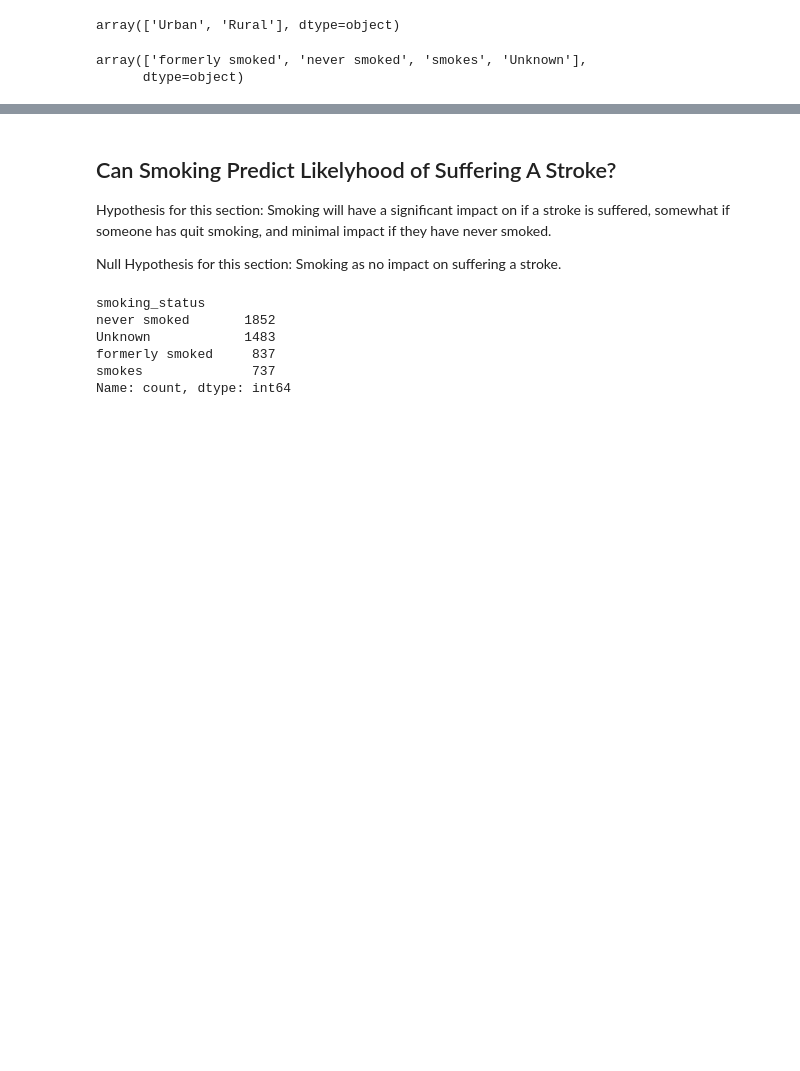
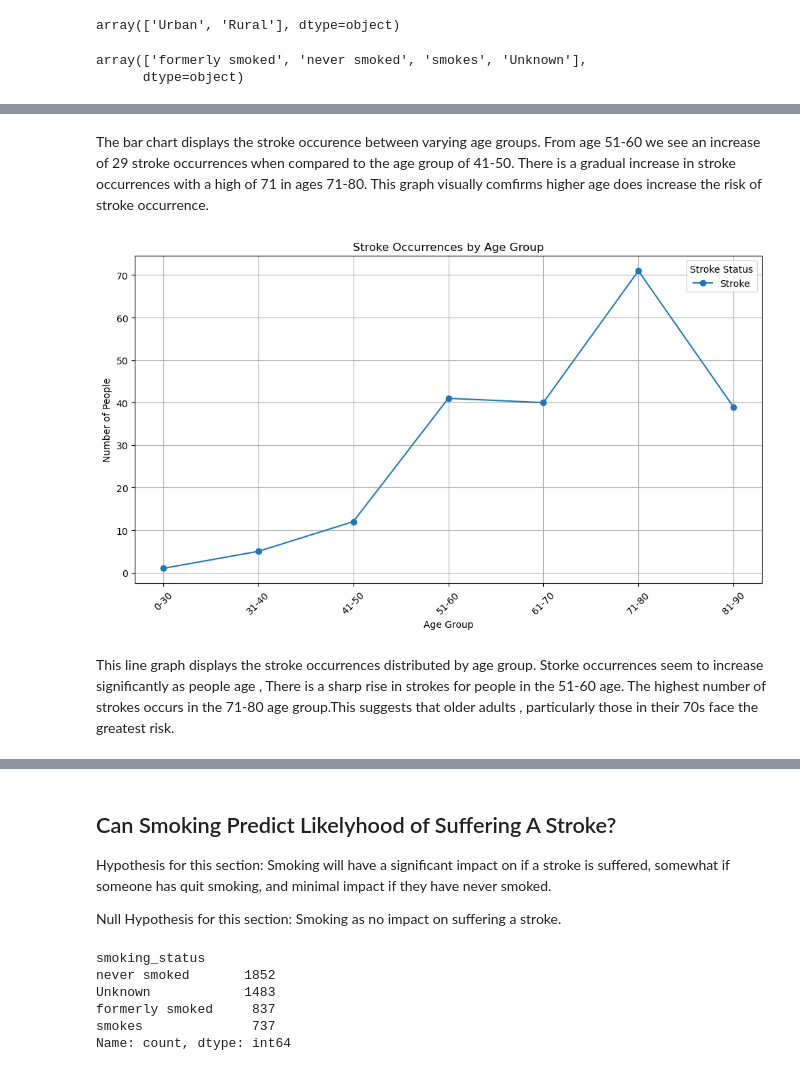
Before and after one commit to talazubi/project-1, a Jupyter notebook: project-1/cleaned_stroke_df.ipynb, the cells around one changed output, grey strips where cells are left out. Drawn from its saved outputs; the diff is of its cells as text; code cells hidden in the pictures; blank space fills up the shorter version.

```diff
--- a/project-1/cleaned_stroke_df.ipynb
+++ b/project-1/cleaned_stroke_df.ipynb
@@ -129,0 +190,24 @@ array(['formerly smoked', 'never smoked', 'smokes', 'Unknown'],
+# %% [markdown]
+The bar chart displays the stroke occurence between varying age groups. From age 51-60 we see an increase of 29 stroke occurrences when compared to the age group of 41-50. There is a gradual increase in stroke occurrences with a high of 71 in ages 71-80. This graph visually comfirms higher age does increase the risk of stroke occurrence.
+# %%
+#Creating a line chart
+plt.figure(figsize=(10,6))
+plt.plot(filtered_stroke_counts.index, filtered_stroke_counts[1] , marker="o" , label="Stroke")
+
+#Adding titles , labels and grid
+plt.title("Stroke Occurrences by Age Group")
+plt.xlabel("Age Group")
+plt.ylabel("Number of People")
+plt.xticks(rotation=45)
+plt.grid(True)
+plt.legend(title="Stroke Status")
+#Saving the chart
+plt.savefig("graphs/Stroke Occurrences by Age group Line Chart")
+
+#displaying the chart
+plt.tight_layout()
+plt.show()
+# %% [output]
+[figure, added]
+# %% [markdown]
+This line graph displays the stroke occurrences distributed by age group. Storke occurrences seem to increase significantly as people age , There is a sharp rise in strokes for people in the 51-60 age. The highest number of strokes occurs in the 71-80 age group.This suggests that older adults , particularly those in their 70s face the greatest risk.
```
Also changed, not shown: parts of 54 cells of this notebook.
